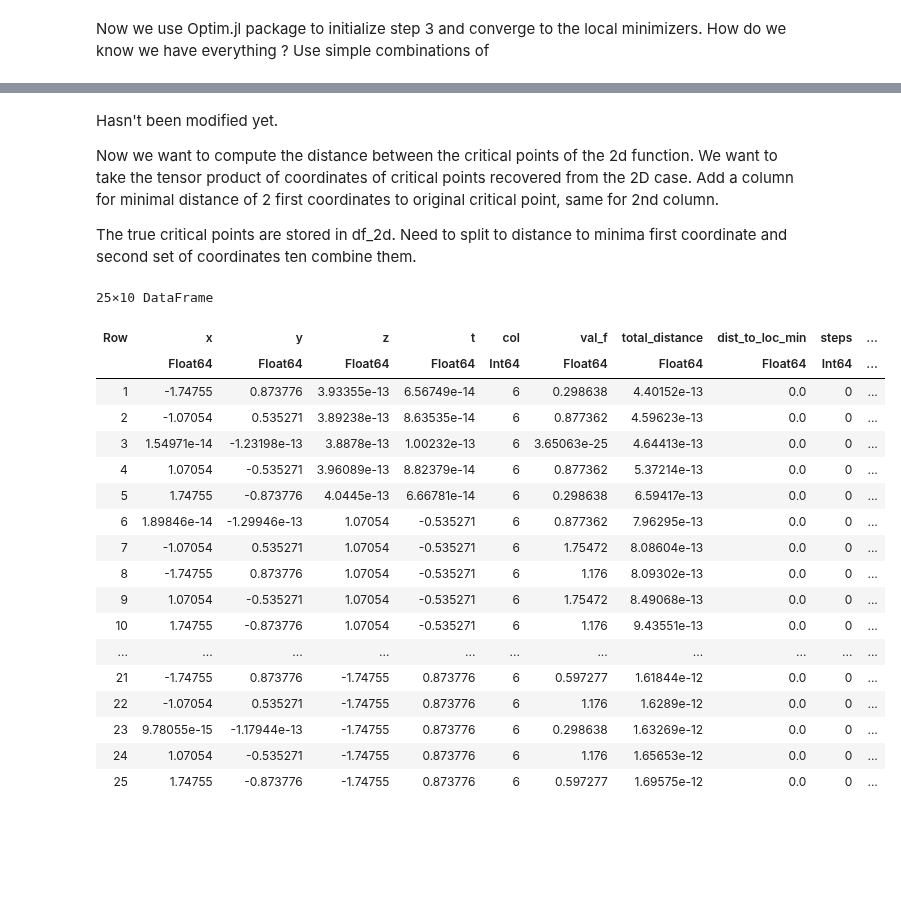
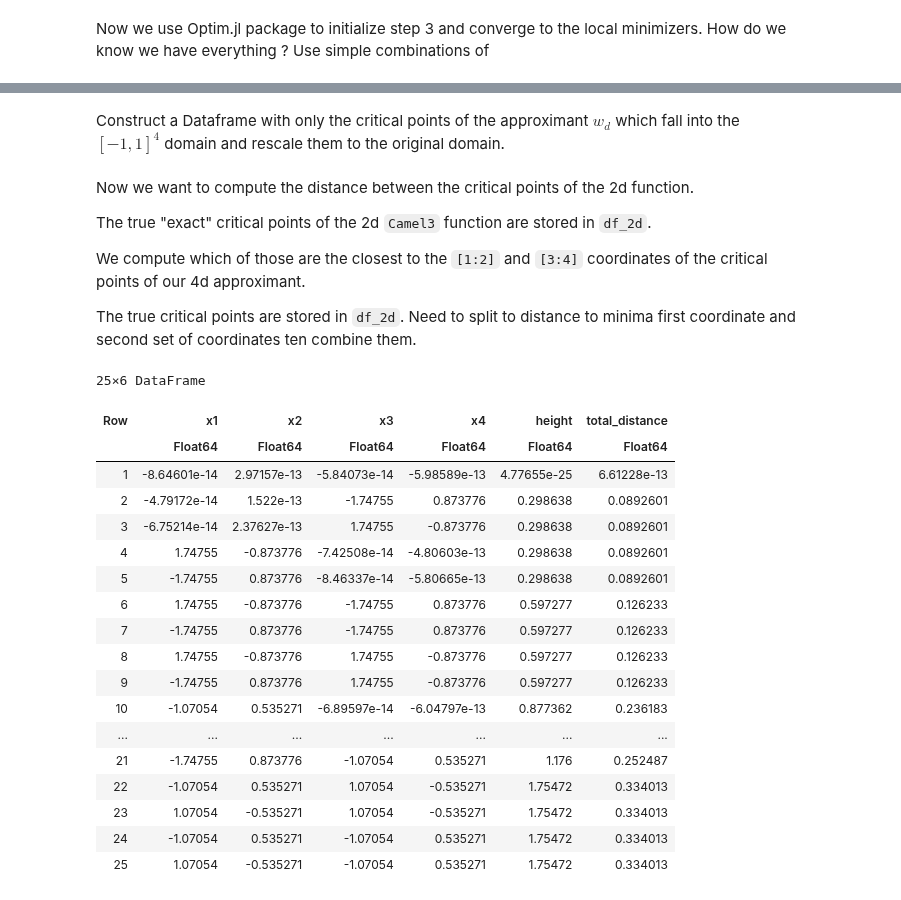
Before and after one commit to gescholt/Globtim.jl, a Jupyter notebook: Examples/camel_4d.ipynb, the cells around one changed output, grey strips where cells are left out. Cells and saved outputs as stored; diff of their text form; code cells hidden in the pictures; blank space fills up the shorter version.

```diff
--- a/Examples/camel_4d.ipynb
+++ b/Examples/camel_4d.ipynb
@@ -59,39 +79,61 @@ real_pts = HomotopyContinuation.real_solutions(Real_sol_lstsq; only_real=true, m
+# %% [markdown]
+Construct a Dataframe with only the critical points of the approximant $w_d$ which fall into the $[-1, 1]^4$ domain and rescale them to the original domain.
+# %%
+condition(point) = -1 < point[1] < 1 && -1 < point[2] < 1 && -1 < point[3] < 1 && -1 < point[4] < 1
+filtered_points = filter(condition, real_pts) # Filter points using the filter function
+# Colllect the critical points of the approximant
+h_x1 = scale_factor * Float64[point[1] for point in filtered_points] # Initialize the x vector for critical points of approximant
+h_x2 = scale_factor * Float64[point[2] for point in filtered_points]
+h_x3 = scale_factor * Float64[point[3] for point in filtered_points]
+h_x4 = scale_factor * Float64[point[4] for point in filtered_points]
+
+height = map(p -> f(p), zip(h_x1, h_x2, h_x3, h_x4)) # Compute the height of the critical points
+df = DataFrame(x1 = h_x1, x2 = h_x2, x3 = h_x3, x4 = h_x4, height = height); # Create a DataFrame
 # %% [markdown]
-Hasn't been modified yet.
+Now we want to compute the distance between the critical points of the 2d function.
 
+The true "exact" critical points of the 2d `Camel3` function are stored in `df_2d`.
 
+We compute which of those are the closest to the `[1:2]` and `[3:4]` coordinates of the critical points of our 4d approximant.
 
-
-
-Now we want to compute the distance between the critical points of the 2d function. We want to take the tensor product of coordinates of critical points recovered from the 2D case. Add a column for minimal distance of 2 first coordinates to original critical point, same for 2nd column.
-
-The true critical points are stored in df_2d. Need to split to distance to minima first coordinate and second set of coordinates ten combine them.
+The true critical points are stored in `df_2d`. Need to split to distance to minima first coordinate and second set of coordinates ten combine them.
 # %%
+total_distance = Float64[]
 for i in 1:nrow(df)
-    distances_1 = [norm([df.x[i], df.y[i]] - [df_2d.x[j], df_2d.y[j]]) for j in 1:nrow(df_2d)]
-    distances_2 = [norm([df.z[i], df.t[i]] - [df_2d.x[j], df_2d.y[j]]) for j in 1:nrow(df_2d)]
+    distances_1 = [norm([df.x1[i], df.x2[i]] - [df_2d.x[j], df_2d.y[j]]) for j in 1:nrow(df_2d)]
+    distances_2 = [norm([df.x3[i], df.x4[i]] - [df_2d.x[j], df_2d.y[j]]) for j in 1:nrow(df_2d)]
+    # Compute distances to all points in df_2d
     min_value_1, min_index_1 = findmin(distances_1)
     min_value_2, min_index_2 = findmin(distances_2)
-    df.total_distance[i] = norm([df.x[i], df.y[i], df.z[i], df.t[i]] - [df_2d.x[min_index_1], df_2d.y[min_index_1], df_2d.x[min_index_2], df_2d.y[min_index_2]])
+
+    # Extract the corresponding points
+    point_1 = [df.x1[i], df.x2[i], df.x3[i], df.x4[i]]
+    point_2 = [df_2d.x[min_index_1], df_2d.y[min_index_1], df_2d.x[min_index_2], df_2d.y[min_index_2]]
+
+    # Compute total distance
+    tot_dist = norm(point_1 - point_2)
+    push!(total_distance, tot_dist)
+
 end
+df.total_distance = total_distance
 sorted_df = sort(df, :total_distance)
 # %% [output]
-25×10 DataFrame
+25×6 DataFrame
-| Row | x | y | z | t | col | val_f | total_distance | dist_to_loc_min | steps | ... |
-|  | Float64 | Float64 | Float64 | Float64 | Int64 | Float64 | Float64 | Float64 | Int64 | ... |
-| 1 | -1.74755 | 0.873776 | 3.93355e-13 | 6.56749e-14 | 6 | 0.298638 | 4.40152e-13 | 0.0 | 0 | ... |
-| 2 | -1.07054 | 0.535271 | 3.89238e-13 | 8.63535e-14 | 6 | 0.877362 | 4.59623e-13 | 0.0 | 0 | ... |
-| 3 | 1.54971e-14 | -1.23198e-13 | 3.8878e-13 | 1.00232e-13 | 6 | 3.65063e-25 | 4.64413e-13 | 0.0 | 0 | ... |
-| 4 | 1.07054 | -0.535271 | 3.96089e-13 | 8.82379e-14 | 6 | 0.877362 | 5.37214e-13 | 0.0 | 0 | ... |
-| 5 | 1.74755 | -0.873776 | 4.0445e-13 | 6.66781e-14 | 6 | 0.298638 | 6.59417e-13 | 0.0 | 0 | ... |
-| 6 | 1.89846e-14 | -1.29946e-13 | 1.07054 | -0.535271 | 6 | 0.877362 | 7.96295e-13 | 0.0 | 0 | ... |
-| 7 | -1.07054 | 0.535271 | 1.07054 | -0.535271 | 6 | 1.75472 | 8.08604e-13 | 0.0 | 0 | ... |
-| 8 | -1.74755 | 0.873776 | 1.07054 | -0.535271 | 6 | 1.176 | 8.09302e-13 | 0.0 | 0 | ... |
-| 9 | 1.07054 | -0.535271 | 1.07054 | -0.535271 | 6 | 1.75472 | 8.49068e-13 | 0.0 | 0 | ... |
-| 10 | 1.74755 | -0.873776 | 1.07054 | -0.535271 | 6 | 1.176 | 9.43551e-13 | 0.0 | 0 | ... |
-| ... | ... | ... | ... | ... | ... | ... | ... | ... | ... | ... |
-| 21 | -1.74755 | 0.873776 | -1.74755 | 0.873776 | 6 | 0.597277 | 1.61844e-12 | 0.0 | 0 | ... |
-| 22 | -1.07054 | 0.535271 | -1.74755 | 0.873776 | 6 | 1.176 | 1.6289e-12 | 0.0 | 0 | ... |
-| 23 | 9.78055e-15 | -1.17944e-13 | -1.74755 | 0.873776 | 6 | 0.298638 | 1.63269e-12 | 0.0 | 0 | ... |
-| 24 | 1.07054 | -0.535271 | -1.74755 | 0.873776 | 6 | 1.176 | 1.65653e-12 | 0.0 | 0 | ... |
-| 25 | 1.74755 | -0.873776 | -1.74755 | 0.873776 | 6 | 0.597277 | 1.69575e-12 | 0.0 | 0 | ... |
+| Row | x1 | x2 | x3 | x4 | height | total_distance |
+|  | Float64 | Float64 | Float64 | Float64 | Float64 | Float64 |
+| 1 | -8.64601e-14 | 2.97157e-13 | -5.84073e-14 | -5.98589e-13 | 4.77655e-25 | 6.61228e-13 |
+| 2 | -4.79172e-14 | 1.522e-13 | -1.74755 | 0.873776 | 0.298638 | 0.0892601 |
+| 3 | -6.75214e-14 | 2.37627e-13 | 1.74755 | -0.873776 | 0.298638 | 0.0892601 |
+| 4 | 1.74755 | -0.873776 | -7.42508e-14 | -4.80603e-13 | 0.298638 | 0.0892601 |
+| 5 | -1.74755 | 0.873776 | -8.46337e-14 | -5.80665e-13 | 0.298638 | 0.0892601 |
+| 6 | 1.74755 | -0.873776 | -1.74755 | 0.873776 | 0.597277 | 0.126233 |
+| 7 | -1.74755 | 0.873776 | -1.74755 | 0.873776 | 0.597277 | 0.126233 |
+| 8 | 1.74755 | -0.873776 | 1.74755 | -0.873776 | 0.597277 | 0.126233 |
+| 9 | -1.74755 | 0.873776 | 1.74755 | -0.873776 | 0.597277 | 0.126233 |
+| 10 | -1.07054 | 0.535271 | -6.89597e-14 | -6.04797e-13 | 0.877362 | 0.236183 |
+| ... | ... | ... | ... | ... | ... | ... |
+| 21 | -1.74755 | 0.873776 | -1.07054 | 0.535271 | 1.176 | 0.252487 |
+| 22 | -1.07054 | 0.535271 | 1.07054 | -0.535271 | 1.75472 | 0.334013 |
+| 23 | 1.07054 | -0.535271 | 1.07054 | -0.535271 | 1.75472 | 0.334013 |
+| 24 | -1.07054 | 0.535271 | -1.07054 | 0.535271 | 1.75472 | 0.334013 |
+| 25 | 1.07054 | -0.535271 | -1.07054 | 0.535271 | 1.75472 | 0.334013 |
```
Also changed, not shown: parts of 6 cells of this notebook, 7 other files.
